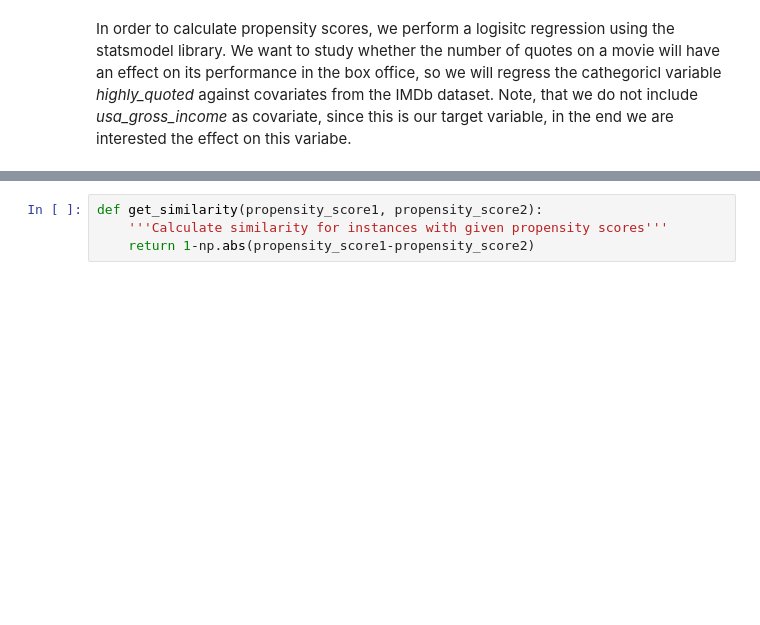
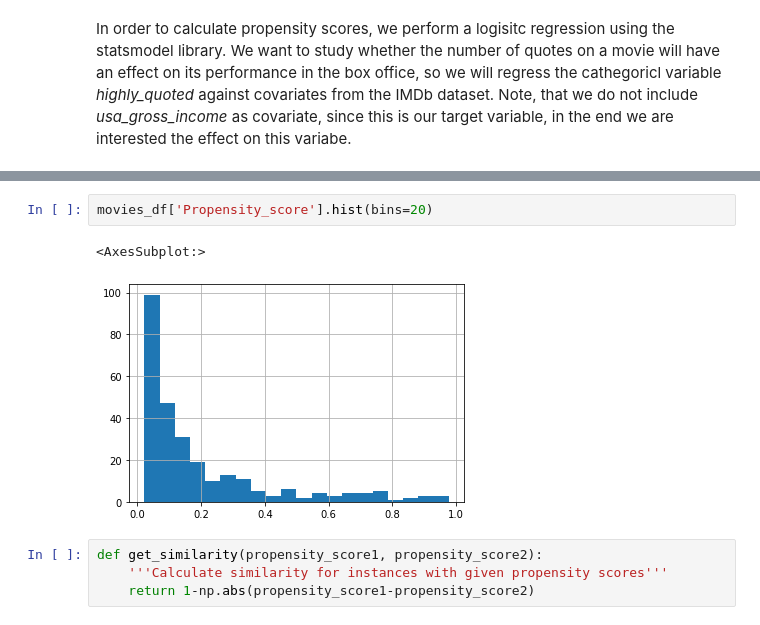
Before and after one commit to epfl-ada/ada-2021-project-f-jab, a Jupyter notebook: RQ1.ipynb, the cells around one changed output, grey strips where cells are left out. Drawn from its saved outputs; the diff is of its cells as text; blank space fills up the shorter version.

```diff
--- a/RQ1.ipynb
+++ b/RQ1.ipynb
@@ -227,4 +231,9 @@ budget      1.077e-08   2.77e-09      3.883      0.000    5.33e-09    1.62e-08
 ==============================================================================
+# %%
+movies_df['Propensity_score'].hist(bins=20)
+# %% [output]
+<AxesSubplot:>
+[figure, added]
 # %%
 def get_similarity(propensity_score1, propensity_score2):
     '''Calculate similarity for instances with given propensity scores'''
```
Also changed, not shown: parts of 36 cells of this notebook.
